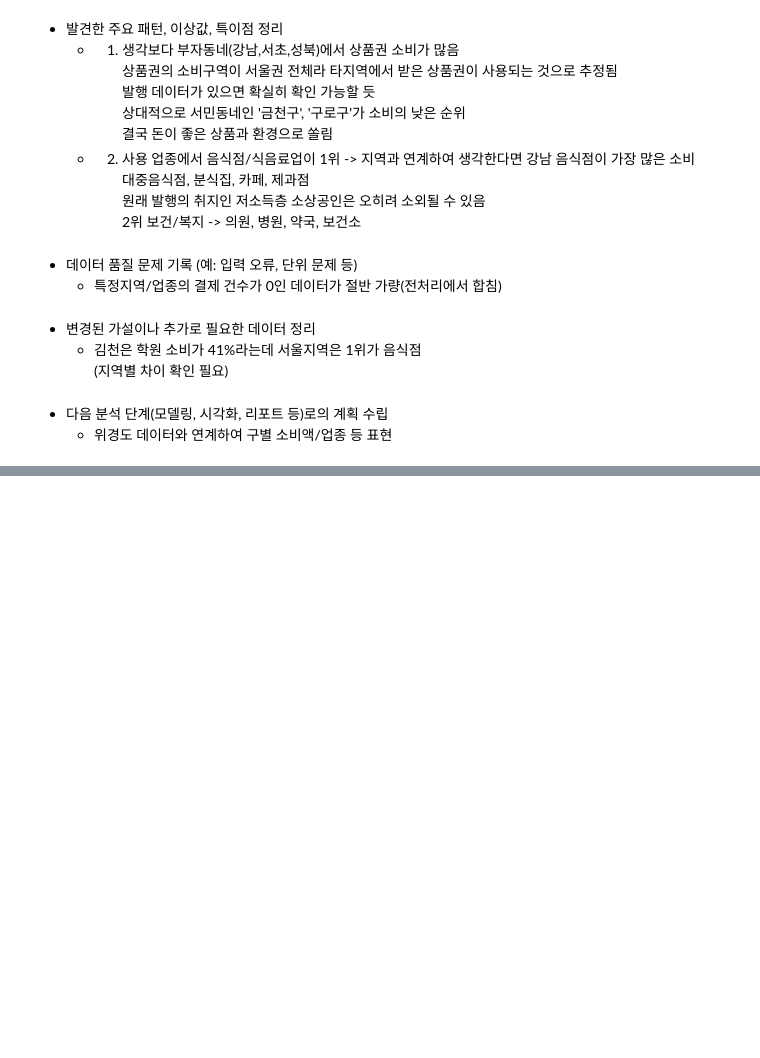
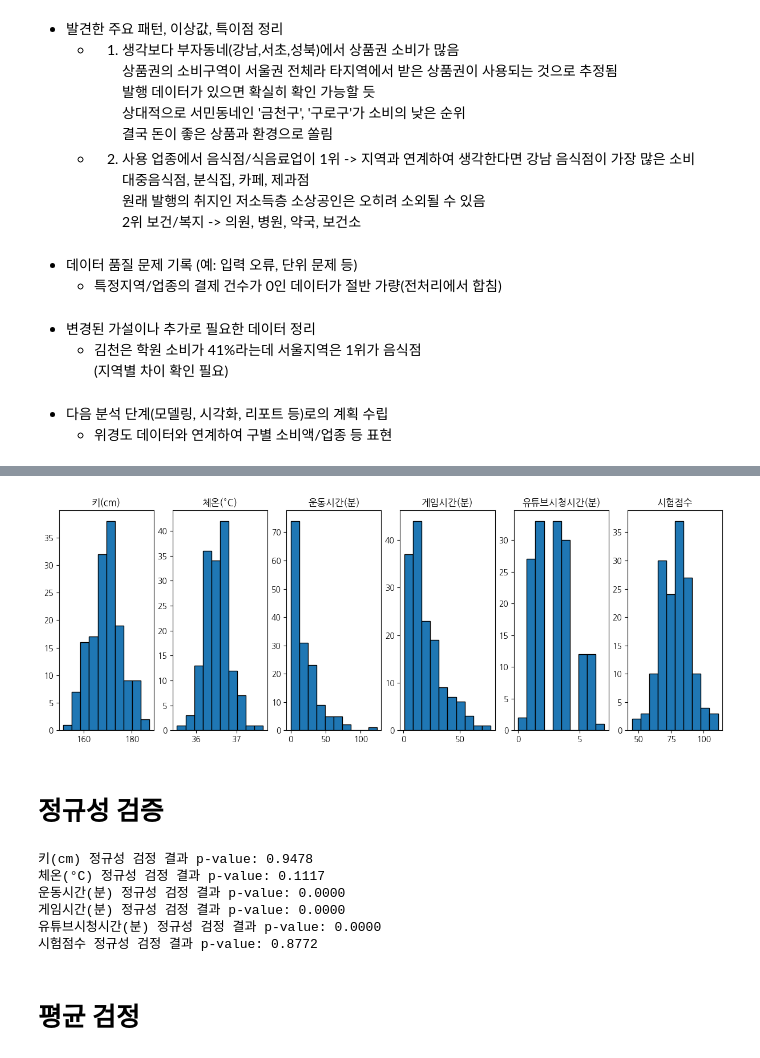
Before and after one commit to walker0625/eda-seoulpay, a Jupyter notebook: eda_seoulpay_payment.ipynb, the cells around one changed output, grey strips where cells are left out. Cells and saved outputs as stored; diff of their text form; code cells hidden in the pictures; blank space fills up the shorter version.

```diff
--- a/eda_seoulpay_payment.ipynb
+++ b/eda_seoulpay_payment.ipynb
@@ -291,0 +295,3 @@ plt.show()
+# %%
+data = pd.read_csv('data/cda_sample_data.csv')
+data.head()
@@ -291,0 +305,35 @@ plt.show()
+# %%
+variables = ["키(cm)", "체온(°C)", "운동시간(분)", "게임시간(분)", "유튜브시청시간(분)", "시험점수"]
+
+fig, ax = plt.subplots(1, len(variables), figsize=(15, 5))
+
+for i, var in enumerate(variables):
+    ax[i].hist(data[var], edgecolor="black")
+    ax[i].set_title(var)
+# %% [output]
+[figure, added]
+# %% [markdown]
+#  정규성 검증
+# %%
+from scipy.stats import shapiro # data가 적어도 정규성 검증에 용이
+
+variables = ["키(cm)", "체온(°C)", "운동시간(분)", "게임시간(분)", "유튜브시청시간(분)", "시험점수"]
+
+for i, var in enumerate(variables):
+
+    result = shapiro(data[var])
+    #print(result)
+
+    # 일반적인 정규분포 유효성 0.05(5%)
+    # 0.05를 넘지 못하면 대립가설(H1) 채택(가설 기각) <-> 귀무가설(H0)을 채택(정규분포를 따름)
+    # 정규분포를 따르지 않으면 이후 분석의 신뢰도 무의미(정규분포가 가정된 분석)
+    print(f"{var} 정규성 검정 결과 p-value: {result[1]:.4f}") # 소수점 4자리까지 표현
+# %% [output]
+키(cm) 정규성 검정 결과 p-value: 0.9478
+체온(°C) 정규성 검정 결과 p-value: 0.1117
+운동시간(분) 정규성 검정 결과 p-value: 0.0000
+게임시간(분) 정규성 검정 결과 p-value: 0.0000
+유튜브시청시간(분) 정규성 검정 결과 p-value: 0.0000
+시험점수 정규성 검정 결과 p-value: 0.8772
+# %% [markdown]
+# 평균 검정
```
Also changed, not shown: parts of 9 cells of this notebook, 3 other files.
